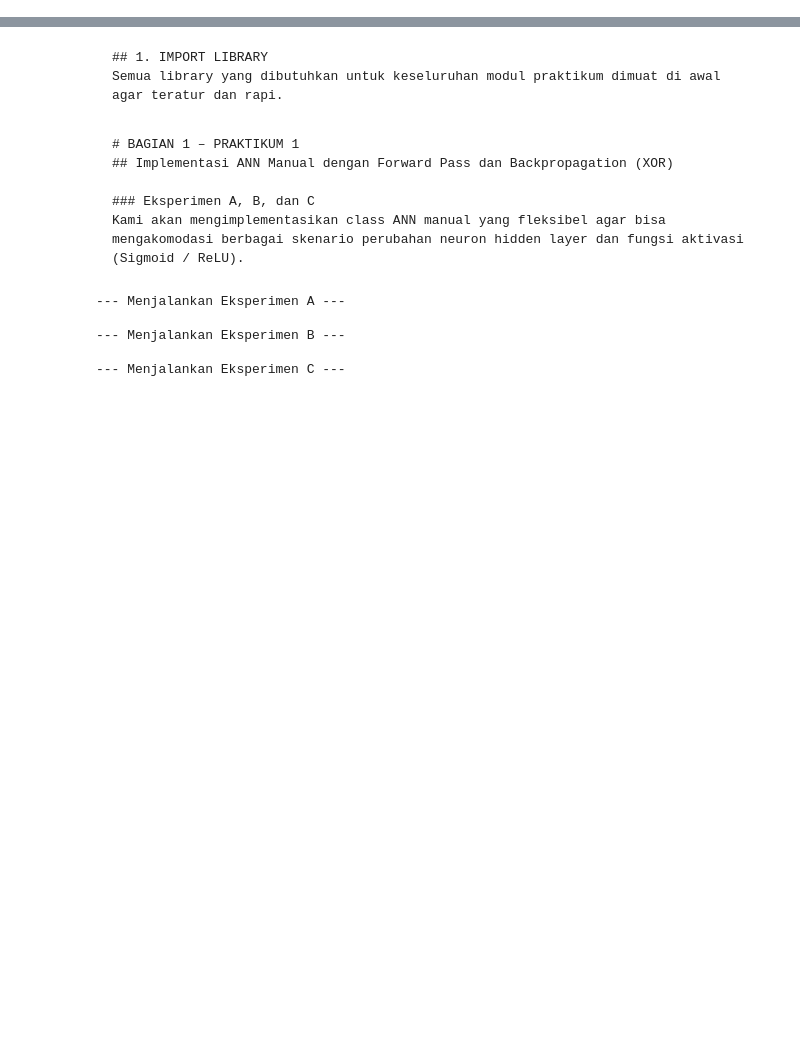
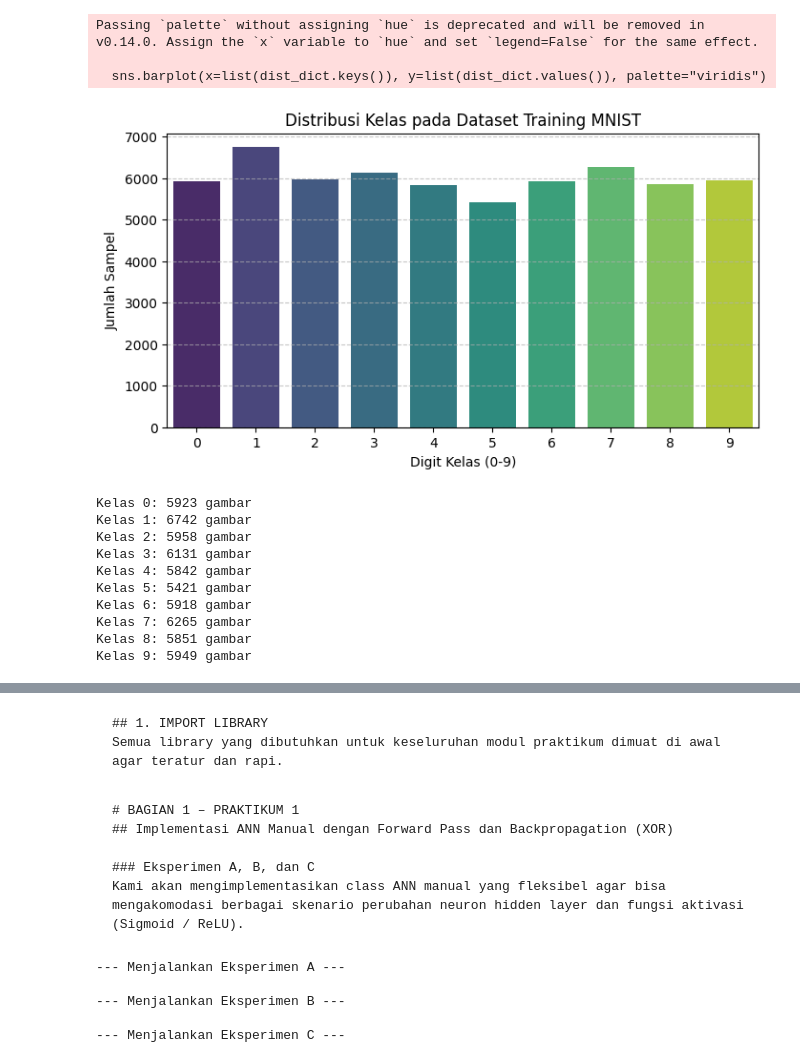
Before and after one commit to Yahya1805/machine-learning_2026, a Jupyter notebook: ML_JS13_10_Artificial_Neural_Network_(ANN)_dan_Evaluasi_Classifier.ipynb, the cells around one changed output, grey strips where cells are left out. Saved outputs shown, nothing was run; the diff lists cells and outputs as text; code cells hidden in the pictures; blank space fills up the shorter version.

```diff
--- a/ML_JS13_10_Artificial_Neural_Network_(ANN)_dan_Evaluasi_Classifier.ipynb
+++ b/ML_JS13_10_Artificial_Neural_Network_(ANN)_dan_Evaluasi_Classifier.ipynb
@@ -2,0 +87,30 @@
+# %%
+# Periksa distribusi jumlah masing-masing kelas
+unique, counts = np.unique(y_train_raw, return_counts=True)
+dist_dict = dict(zip(unique, counts))
+
+plt.figure(figsize=(8, 4))
+sns.barplot(x=list(dist_dict.keys()), y=list(dist_dict.values()), palette="viridis")
+plt.title("Distribusi Kelas pada Dataset Training MNIST")
+plt.xlabel("Digit Kelas (0-9)")
+plt.ylabel("Jumlah Sampel")
+plt.grid(axis='y', linestyle='--', alpha=0.7)
+plt.show()
+
+for digit, count in dist_dict.items():
+    print(f"Kelas {digit}: {count} gambar")
+# %% [output]
+Passing `palette` without assigning `hue` is deprecated and will be removed in v0.14.0. Assign the `x` variable to `hue` and set `legend=False` for the same effect.
+
+  sns.barplot(x=list(dist_dict.keys()), y=list(dist_dict.values()), palette="viridis")
+[figure, added]
+Kelas 0: 5923 gambar
+Kelas 1: 6742 gambar
+Kelas 2: 5958 gambar
+Kelas 3: 6131 gambar
+Kelas 4: 5842 gambar
+Kelas 5: 5421 gambar
+Kelas 6: 5918 gambar
+Kelas 7: 6265 gambar
+Kelas 8: 5851 gambar
+Kelas 9: 5949 gambar
```
Also changed, not shown: parts of 26 cells of this notebook.
